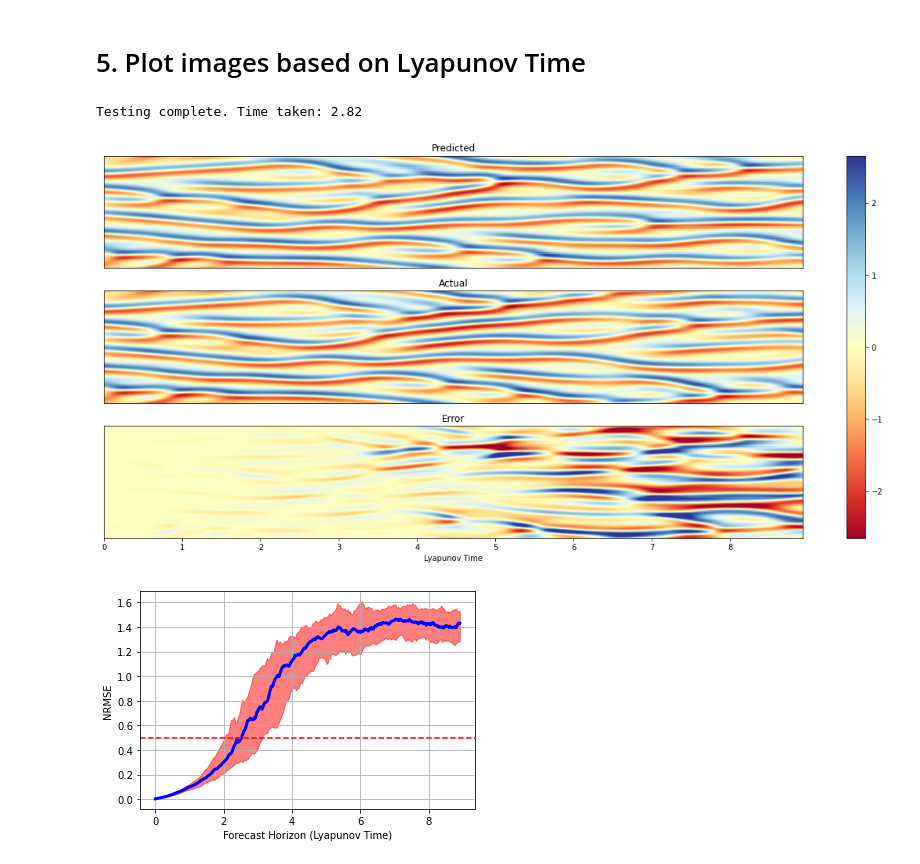
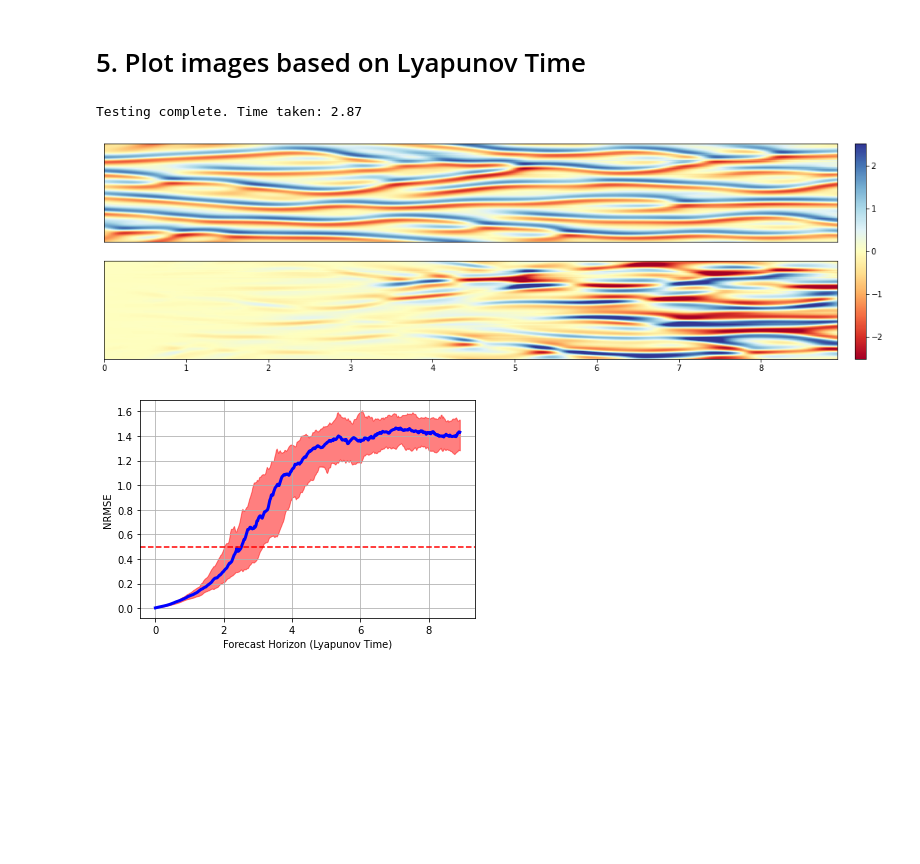
Before and after one commit to justlotw/Deep-Learning-Prediction-and-Uncertainty-Quantification-of-High-Dimensional-Time-Series-Data, a Jupyter notebook: 1_compare_pred/2_ks60/2_lstm_ks60.ipynb, the cells around one changed output. Cells and saved outputs as stored; diff of their text form; code cells hidden in the pictures; blank space fills up the shorter version.

```diff
--- a/1_compare_pred/2_ks60/2_lstm_ks60.ipynb
+++ b/1_compare_pred/2_ks60/2_lstm_ks60.ipynb
@@ -1132,5 +1132,6 @@ forecast_batch = jax.jit(jax.vmap(forecast, in_axes=(None,0,0,None)), static_arg
 params = load_obj("results/lstm/best_params.pkl")
 # %%
 mean_pred = get_test_pred(X_test, params, (process_batch, forecast_batch))
+save_obj(mean_pred, "results", "lstm_pred.pkl")
 # %% [output]
-Testing complete. Time taken: 2.82
+Testing complete. Time taken: 2.87
@@ -1139,9 +1138,11 @@ save_obj(mean_pred, "results", "lstm_pred.pkl")
+# %%
+mean_pred = load_obj("results/lstm_pred.pkl")
 # %%
 total_lyapunov_time_pred = 100 / KS_LT # Amount of Lyapunov Time in Test set
 # %%
-plot_predictions(mean_pred, y_test, total_lyapunov_time_pred, save_name = "Figure3-3b_LSTM_Prediction_Diagram")
+plot_predictions(mean_pred, y_test, total_lyapunov_time_pred, save_name = "ks_lstm", pred_only=True)
 # %% [output]
-[figure, old version]
+[figure, new version]
 # %%
 res_single = PointExperimentResultLyapunov(mean_pred - y_test, "ks")
 res_single.plot_rmse(save_name = "Figure3-4b_LSTM_Prediction_Horizon")
```
Also changed, not shown: parts of 1 cell of this notebook, 8 other files.
